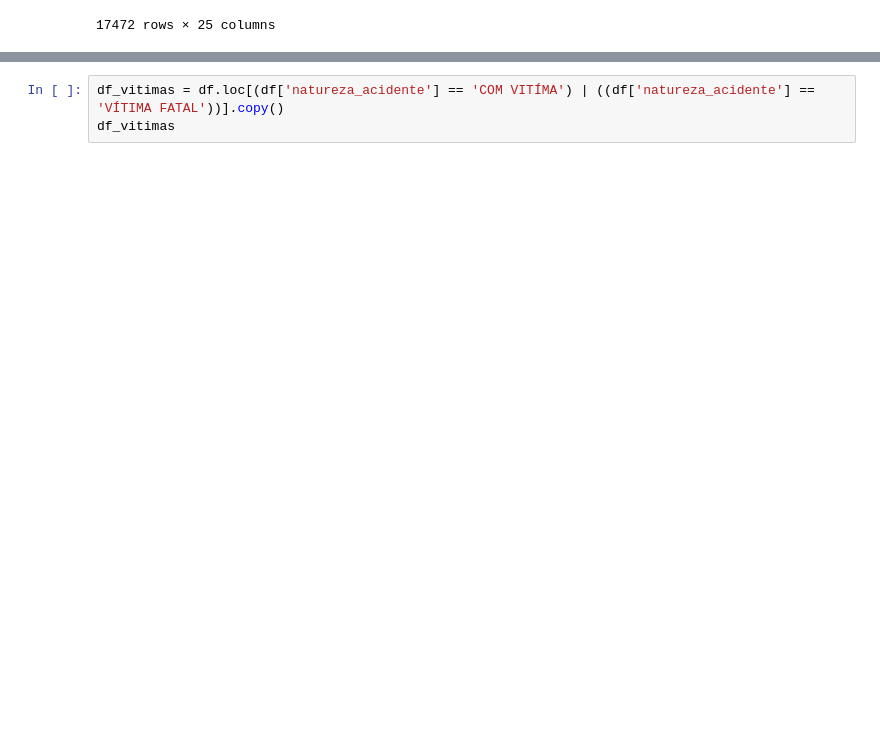
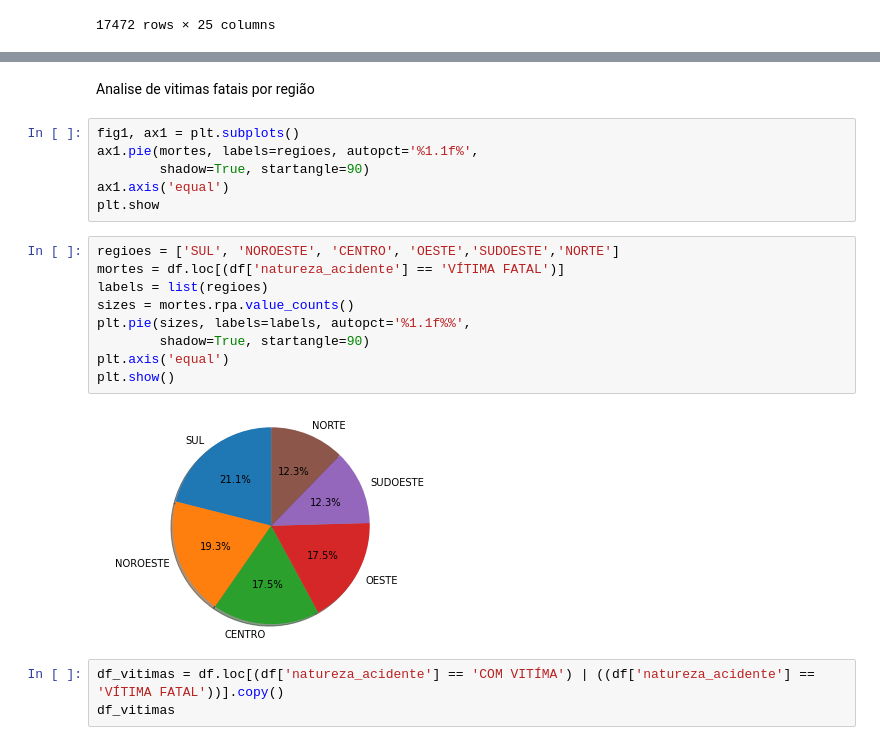
Before and after one commit to juliathemelo/machine_learning_random_forest_classifier, a Jupyter notebook: projeto3_pygil.ipynb, the cells around one changed output, grey strips where cells are left out. Saved outputs shown, nothing was run; the diff lists cells and outputs as text; blank space fills up the shorter version.

```diff
--- a/projeto3_pygil.ipynb
+++ b/projeto3_pygil.ipynb
@@ -923,3 +945,22 @@ graph_bairros
+# %% [markdown]
+Analise de vitimas fatais por região
+# %%
+fig1, ax1 = plt.subplots()
+ax1.pie(mortes, labels=regioes, autopct='%1.1f%',
+        shadow=True, startangle=90)
+ax1.axis('equal')
+plt.show
+# %%
+regioes = ['SUL', 'NOROESTE', 'CENTRO', 'OESTE','SUDOESTE','NORTE']
+mortes = df.loc[(df['natureza_acidente'] == 'VÍTIMA FATAL')]
+labels = list(regioes)
+sizes = mortes.rpa.value_counts()
+plt.pie(sizes, labels=labels, autopct='%1.1f%%',
+        shadow=True, startangle=90)
+plt.axis('equal')
+plt.show()
+# %% [output]
+[figure, added]
 # %%
 df_vitimas = df.loc[(df['natureza_acidente'] == 'COM VITÍMA') | ((df['natureza_acidente'] == 'VÍTIMA FATAL'))].copy()
 df_vitimas
```
Also changed, not shown: parts of 32 cells of this notebook.
